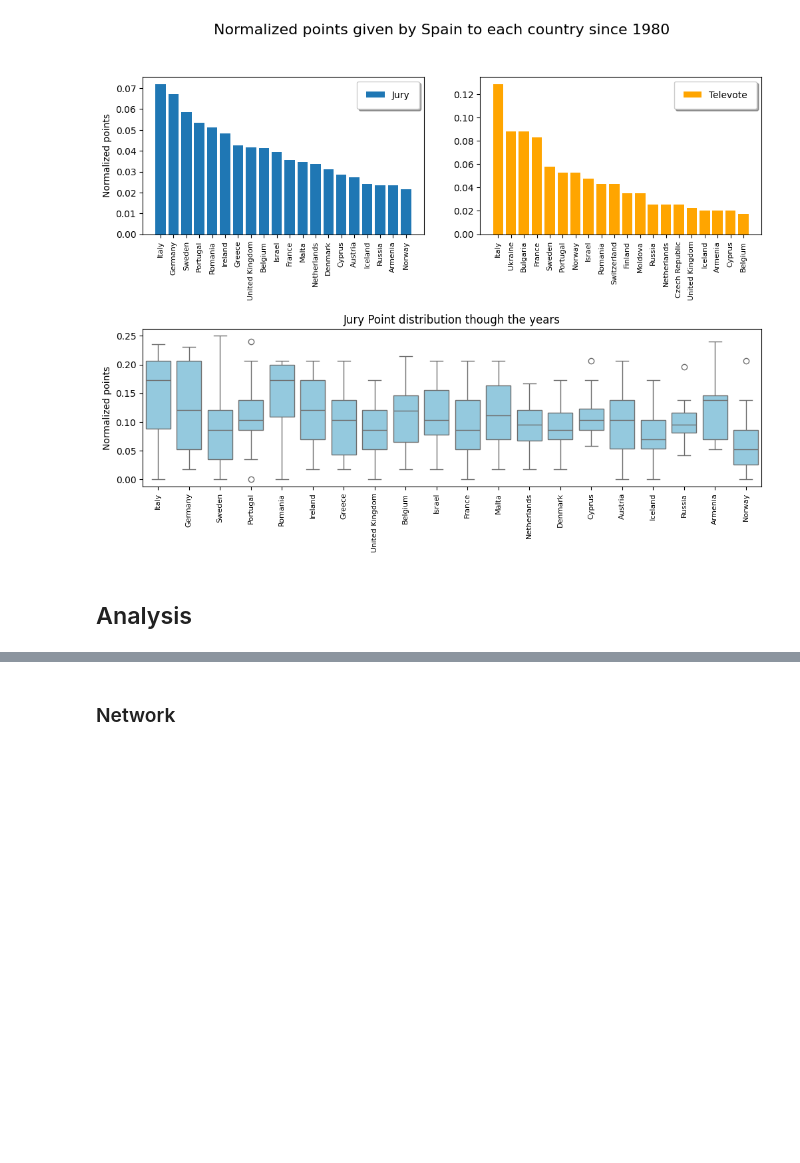
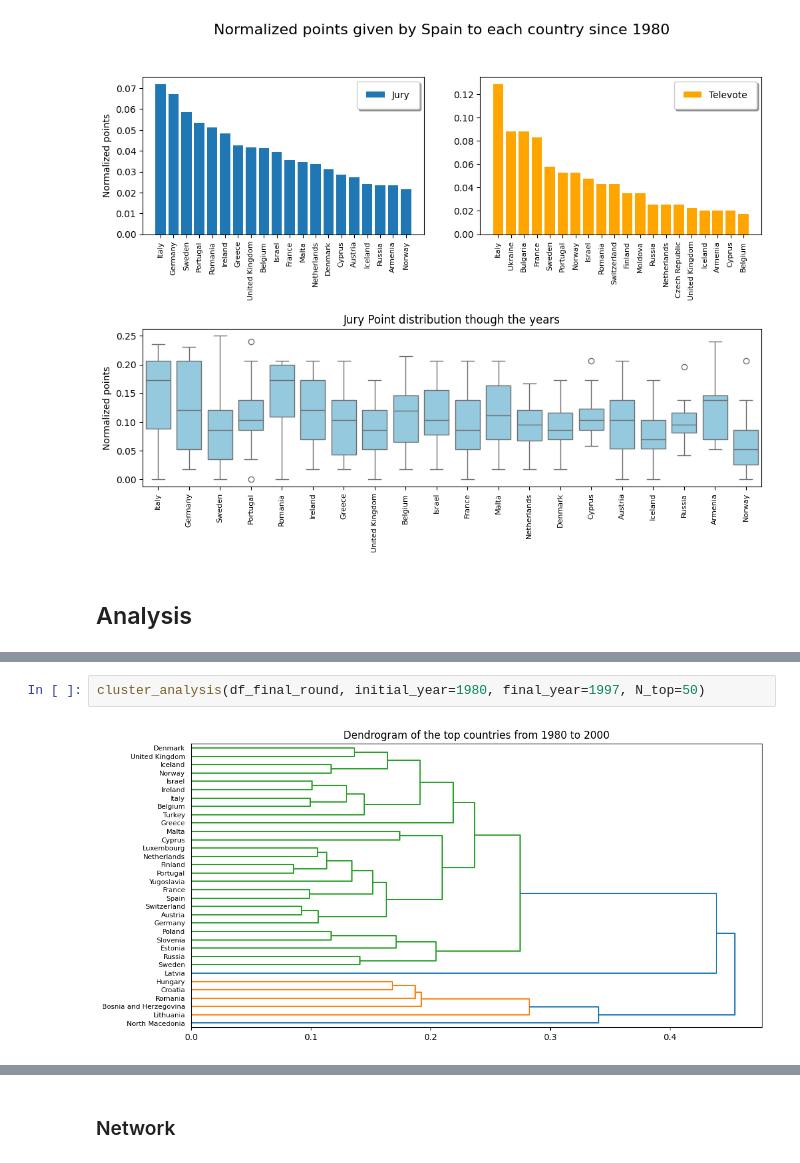
Before and after one commit to Mate1Coll/Eurovision_Contest_Analysis, a Jupyter notebook: Notebook.ipynb, the cells around one changed output, grey strips where cells are left out. Cells and saved outputs as stored; diff of their text form; blank space fills up the shorter version.

```diff
--- a/Notebook.ipynb
+++ b/Notebook.ipynb
@@ -411,0 +459,4 @@ family_points(df_final_round, country_id='Spain', initial_year=1980)
+# %%
+cluster_analysis(df_final_round, initial_year=1980, final_year=1997, N_top=50)
+# %% [output]
+[figure, added]
```
Also changed, not shown: parts of 15 cells of this notebook.
